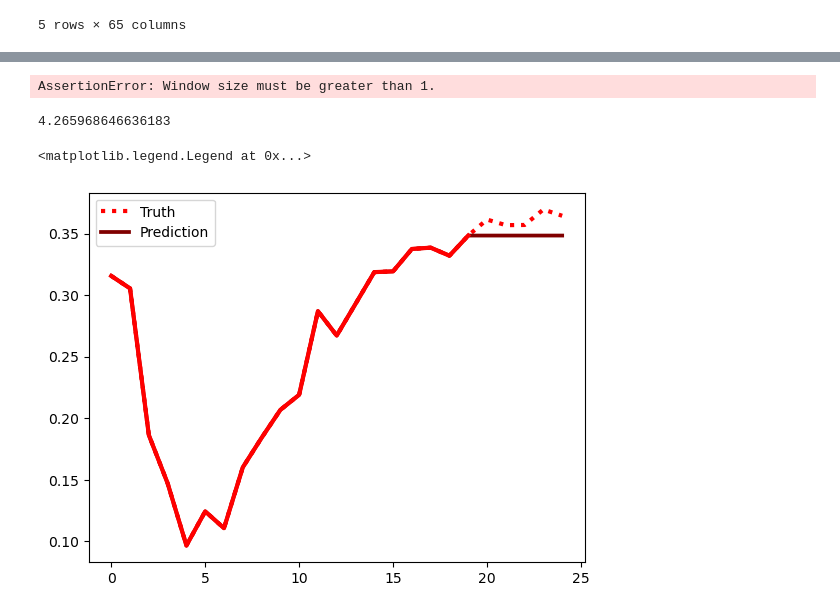
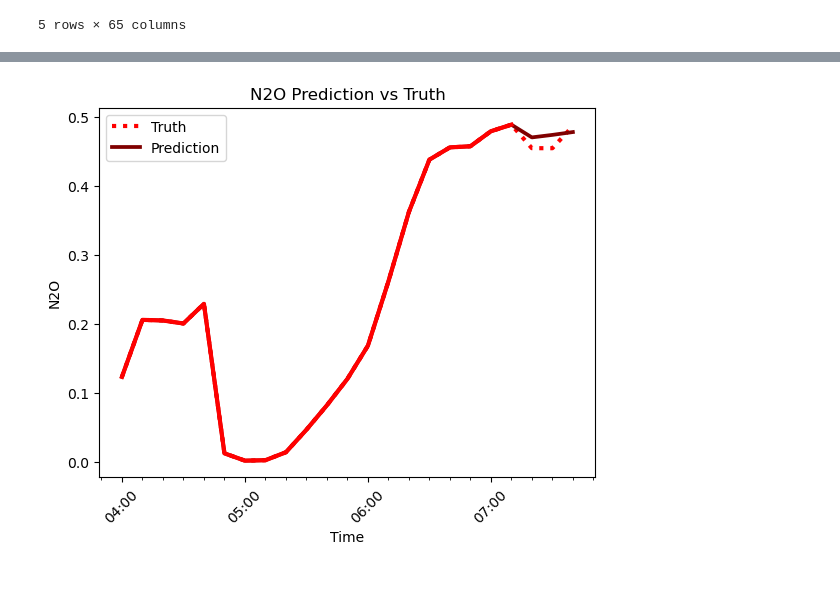
Before and after one commit to AmritpalSNijjar/wastewater_forecasting, a Jupyter notebook: notebooks/baselines.ipynb, the cells around one changed output, grey strips where cells are left out. Drawn from its saved outputs; the diff is of its cells as text; code cells hidden in the pictures; blank space fills up the shorter version.

```diff
--- a/notebooks/baselines.ipynb
+++ b/notebooks/baselines.ipynb
@@ -212,7 +76,7 @@ def plot_pred(model, datapoint, output_path = None):
 # %%
-naive = NaiveRollingMean(1)
+naive = NaiveRollingMean(4)
 dp = train_df.iloc[[30]]
 
 plot_pred(naive, dp)
 # %% [output]
-AssertionError: Window size must be greater than 1.
+[figure, added]
@@ -223,16 +82,0 @@ errors_arr = model_eval(naive)
-# %%
-np.mean(errors_arr)*1e6
-# %% [output]
-4.265968646636183
-# %%
-plot_test_TRUTH = val_df[600:600 + 25]['N2O'].to_numpy()
-plot_test_baseline_pred = np.concatenate((plot_test_TRUTH[:-LEN_PRED_HORIZON], naive_persistence(plot_test_TRUTH[:-LEN_PRED_HORIZON])))
-
-
-plt.plot(plot_test_TRUTH[:], linestyle=':', color = 'r', linewidth = 3, label = 'Truth')
-plt.plot(plot_test_baseline_pred[:], color = 'maroon', linewidth = 2.7, label = 'Prediction')
-plt.plot(plot_test_TRUTH[:-LEN_PRED_HORIZON], color = 'r',linewidth = 3)
-plt.legend()
-# %% [output]
-<matplotlib.legend.Legend at 0x...>
-[figure, removed]
```
Also changed, not shown: parts of 22 cells of this notebook.
